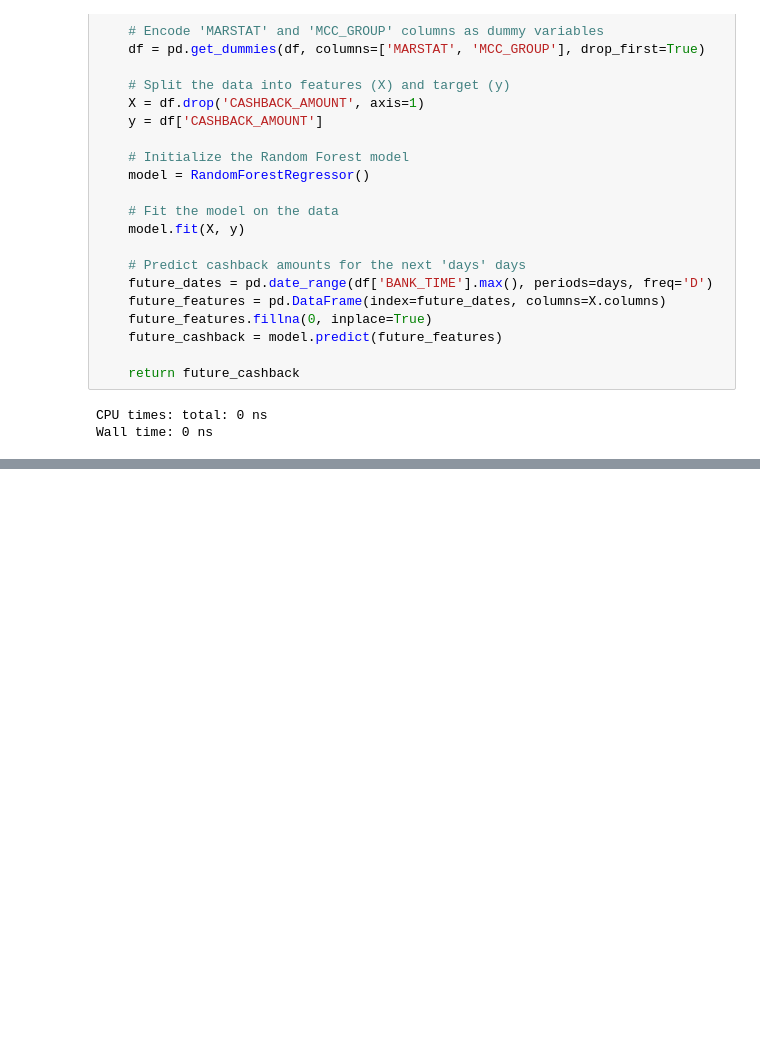
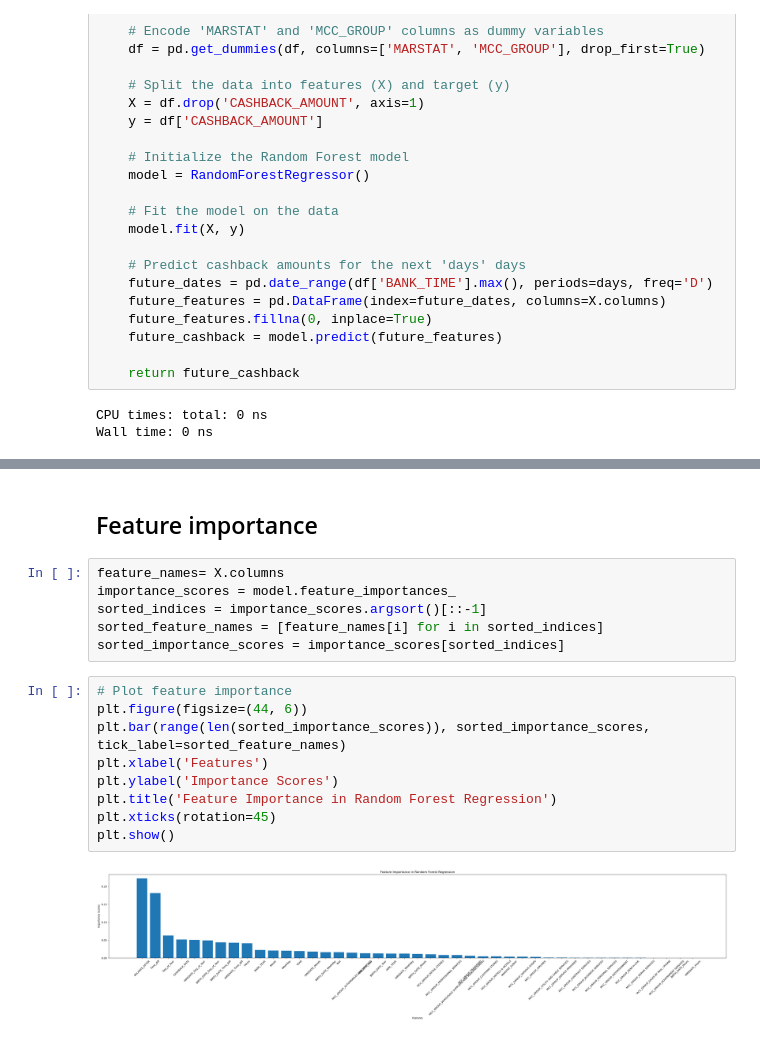
Before and after one commit to Ismat-Samadov/vipemlak_az, a Jupyter notebook: Cashback.ipynb, the cells around one changed output, grey strips where cells are left out. Drawn from its saved outputs; the diff is of its cells as text; blank space fills up the shorter version.

```diff
--- a/Cashback.ipynb
+++ b/Cashback.ipynb
@@ -749,0 +776,19 @@ print(summary)
+# %% [markdown]
+ ## Feature importance
+# %%
+feature_names= X.columns
+importance_scores = model.feature_importances_
+sorted_indices = importance_scores.argsort()[::-1]
+sorted_feature_names = [feature_names[i] for i in sorted_indices]
+sorted_importance_scores = importance_scores[sorted_indices]
+# %%
+# Plot feature importance
+plt.figure(figsize=(44, 6))
+plt.bar(range(len(sorted_importance_scores)), sorted_importance_scores, tick_label=sorted_feature_names)
+plt.xlabel('Features')
+plt.ylabel('Importance Scores')
+plt.title('Feature Importance in Random Forest Regression')
+plt.xticks(rotation=45)
+plt.show()
+# %% [output]
+[figure, added]
```
Also changed, not shown: parts of 7 cells of this notebook.
